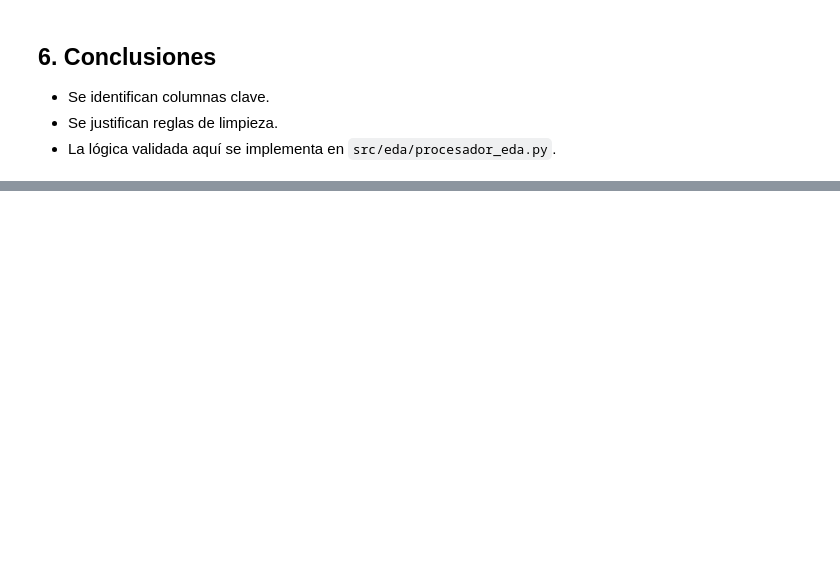
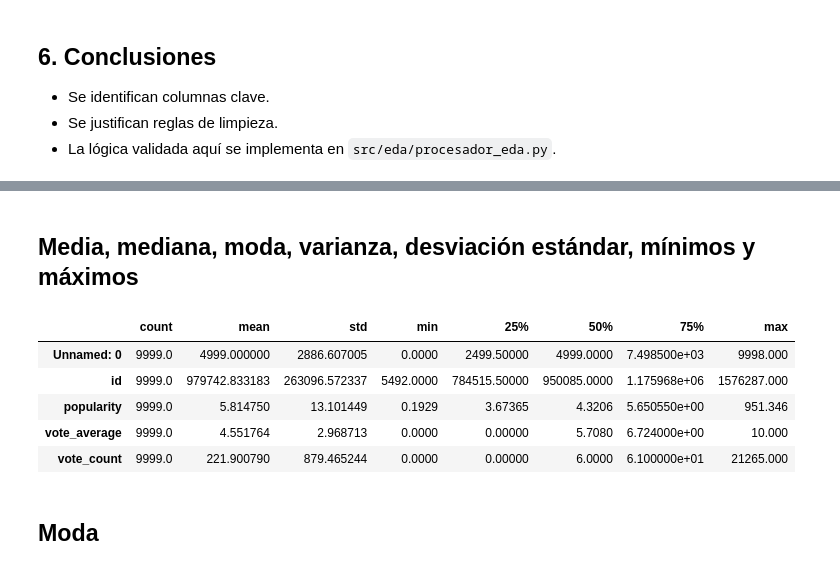
Before and after one commit to MauOrtizC/ProyectoII, a Jupyter notebook: notebooks/01_EDA_TMDB.ipynb, the cells around one changed output, grey strips where cells are left out. Drawn from its saved outputs; the diff is of its cells as text; code cells hidden in the pictures; blank space fills up the shorter version.

```diff
--- a/notebooks/01_EDA_TMDB.ipynb
+++ b/notebooks/01_EDA_TMDB.ipynb
@@ -41,0 +151,15 @@ plt.show()
+# %% [markdown]
+## Media, mediana, moda, varianza, desviación estándar, mínimos y máximos
+# %%
+
+stats = dflimpio.describe().T
+stats
+# %% [output]
+|  | count | mean | std | min | 25% | 50% | 75% | max |
+| Unnamed: 0 | 9999.0 | 4999.000000 | 2886.607005 | 0.0000 | 2499.50000 | 4999.0000 | 7.498500e+03 | 9998.000 |
+| id | 9999.0 | 979742.833183 | 263096.572337 | 5492.0000 | 784515.50000 | 950085.0000 | 1.175968e+06 | 1576287.000 |
+| popularity | 9999.0 | 5.814750 | 13.101449 | 0.1929 | 3.67365 | 4.3206 | 5.650550e+00 | 951.346 |
+| vote_average | 9999.0 | 4.551764 | 2.968713 | 0.0000 | 0.00000 | 5.7080 | 6.724000e+00 | 10.000 |
+| vote_count | 9999.0 | 221.900790 | 879.465244 | 0.0000 | 0.00000 | 6.0000 | 6.100000e+01 | 21265.000 |
+# %% [markdown]
+## Moda
```
Also changed, not shown: parts of 15 cells of this notebook.
